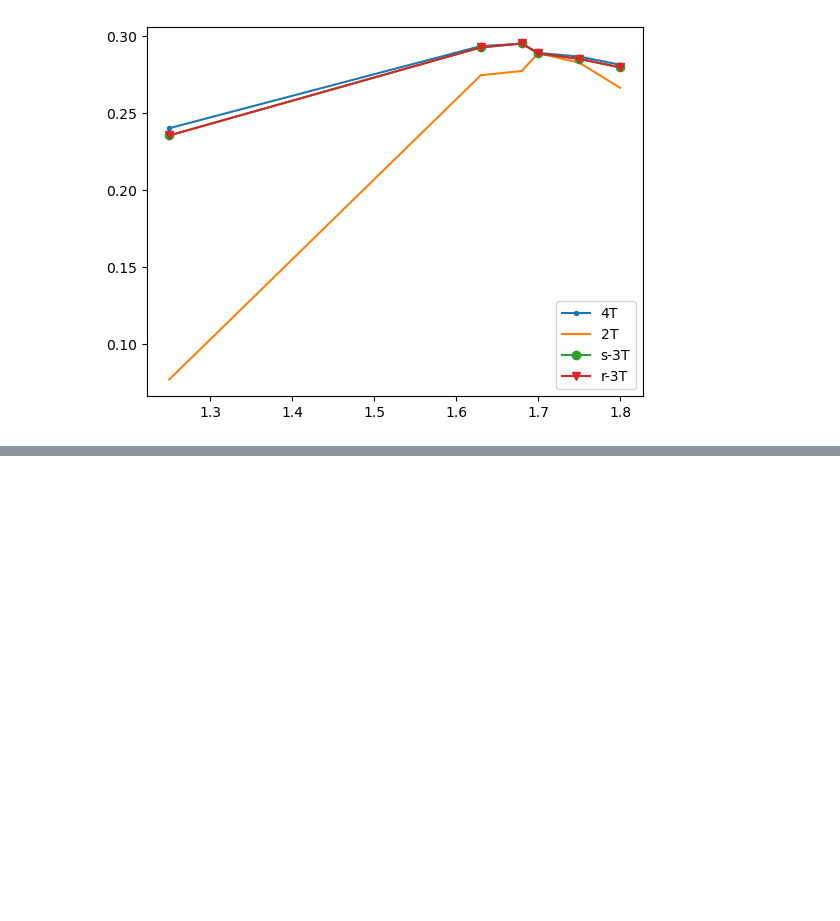
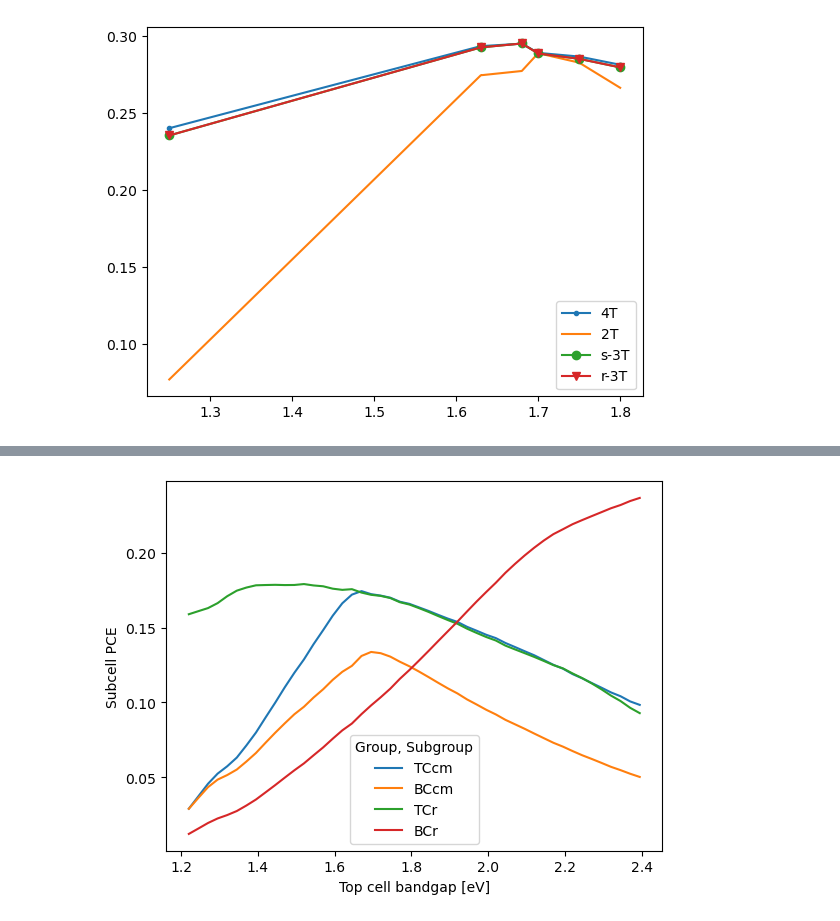
Before and after one commit to roberthilleck/PVcircuit, a Jupyter notebook: notebooks/EY_Psk-Si-tandem-ideal.ipynb, the cells around one changed output, grey strips where cells are left out. Saved outputs shown, nothing was run; the diff lists cells and outputs as text; code cells hidden in the pictures; blank space fills up the shorter version.

```diff
--- a/notebooks/EY_Psk-Si-tandem-ideal.ipynb
+++ b/notebooks/EY_Psk-Si-tandem-ideal.ipynb
@@ -782,0 +945,14 @@ leg = ax.legend(eta_real.columns)
+# %%
+lstyles = ['-']
+fig, ax = plt.subplots()
+for idx,(jor, group_data) in enumerate(subcell_eta_ideal.groupby(level=['jors'])):
+    for col in group_data:
+        ax.plot(group_data.loc[jor,col],ls=lstyles[idx], label=f'{col}')
+
+# Create legend
+ax.legend(title='Group, Subgroup')
+ax.set_xlabel("Top cell bandgap [eV]")
+ax.set_ylabel("Subcell PCE")
+fig.savefig(os.path.join(EXPORT_PATH,"realistic3T_subcells.png"), dpi=500, bbox_inches ="tight")
+# %% [output]
+[figure, added]
```
Also changed, not shown: parts of 43 cells of this notebook.
